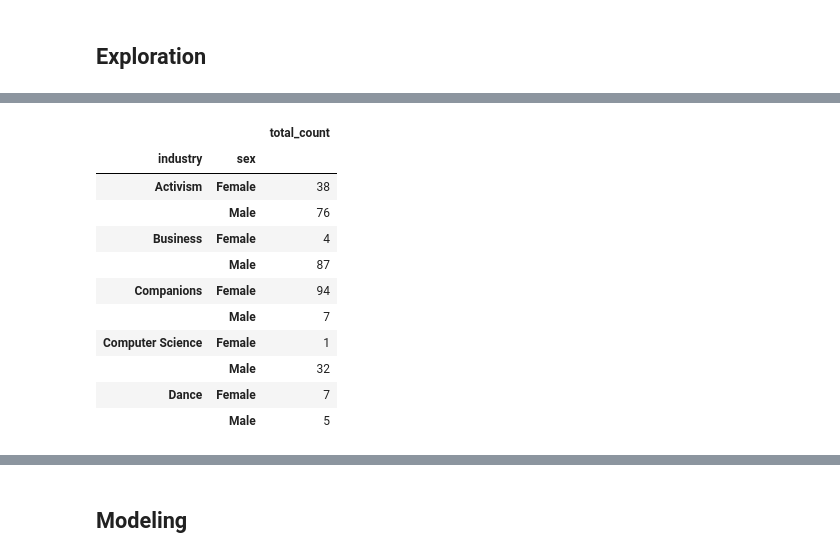
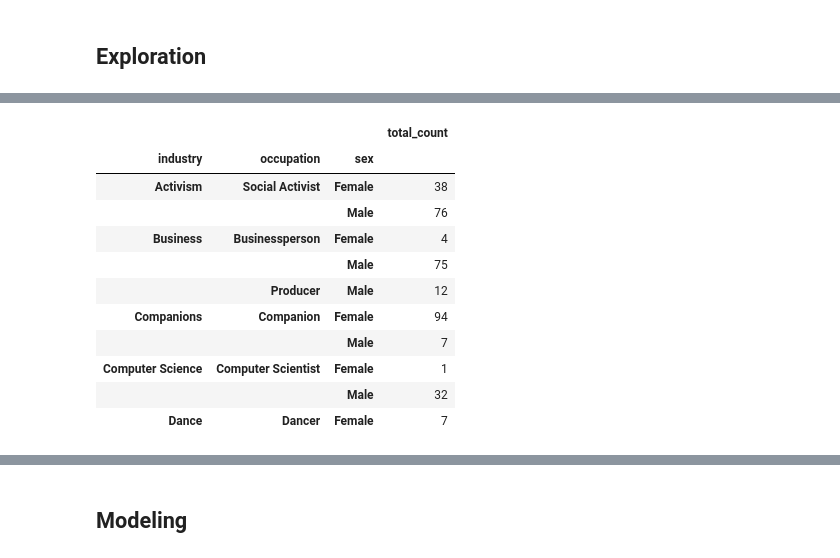
Before and after one commit to tbahng/ist652-final_project, a Jupyter notebook: Final_Project_Report.ipynb, the cells around one changed output, grey strips where cells are left out. Cells and saved outputs as stored; diff of their text form; code cells hidden in the pictures.

```diff
--- a/Final_Project_Report.ipynb
+++ b/Final_Project_Report.ipynb
@@ -269,18 +335,17 @@ dfCleanData.loc[:,columnToDisplayCleanData].tail(5)
 # %%
-# Grouping total by continent and sex
-dfTotalByContinentBySex = pd.DataFrame(dfCleanData.groupby(['industry','sex'])['article_id'].count())
-dfTotalByContinentBySex .rename(columns={'article_id': 'total_count'}, inplace=True)
-dfTotalByContinentBySex.sort_values(by = ['industry'], ascending = True).head(10)
+dfTotalByContinentBySex = pd.DataFrame(dfCleanData.groupby(['industry','occupation','sex'])['article_id'].count())
+dfTotalByContinentBySex.rename(columns={'article_id': 'total_count'}, inplace=True)
+dfTotalByContinentBySex.sort_values(by = ['industry'], ascending =True).head(10)
 # %% [output]
-|  |  | total_count |
-| industry | sex |  |
-| Activism | Female | 38 |
-|  | Male | 76 |
-| Business | Female | 4 |
-|  | Male | 87 |
-| Companions | Female | 94 |
-|  | Male | 7 |
-| Computer Science | Female | 1 |
-|  | Male | 32 |
-| Dance | Female | 7 |
-|  | Male | 5 |
+|  |  |  | total_count |
+| industry | occupation | sex |  |
+| Activism | Social Activist | Female | 38 |
+|  |  | Male | 76 |
+| Business | Businessperson | Female | 4 |
+|  |  | Male | 75 |
+|  | Producer | Male | 12 |
+| Companions | Companion | Female | 94 |
+|  |  | Male | 7 |
+| Computer Science | Computer Scientist | Female | 1 |
+|  |  | Male | 32 |
+| Dance | Dancer | Female | 7 |
```
Also changed, not shown: parts of 47 cells of this notebook.
